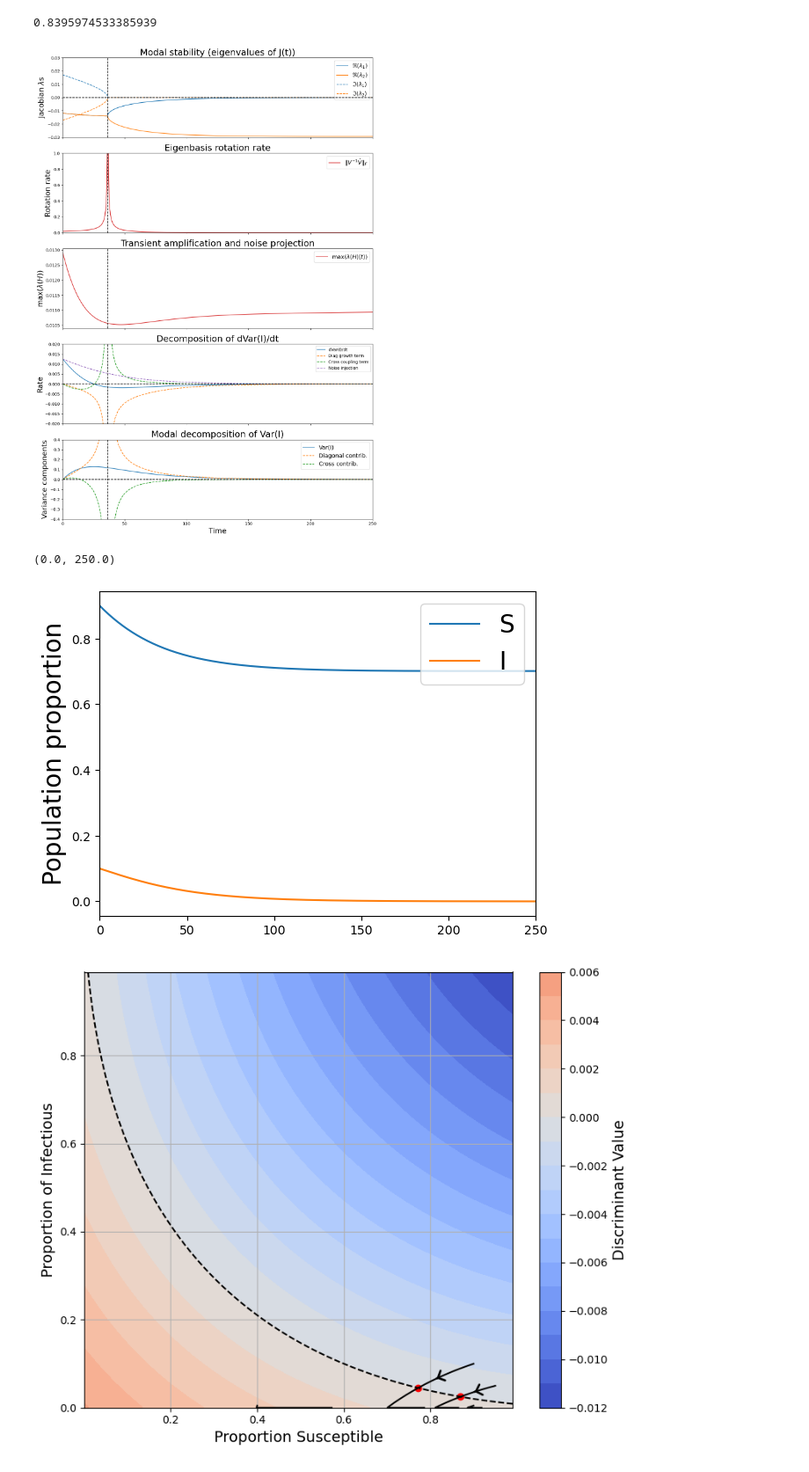
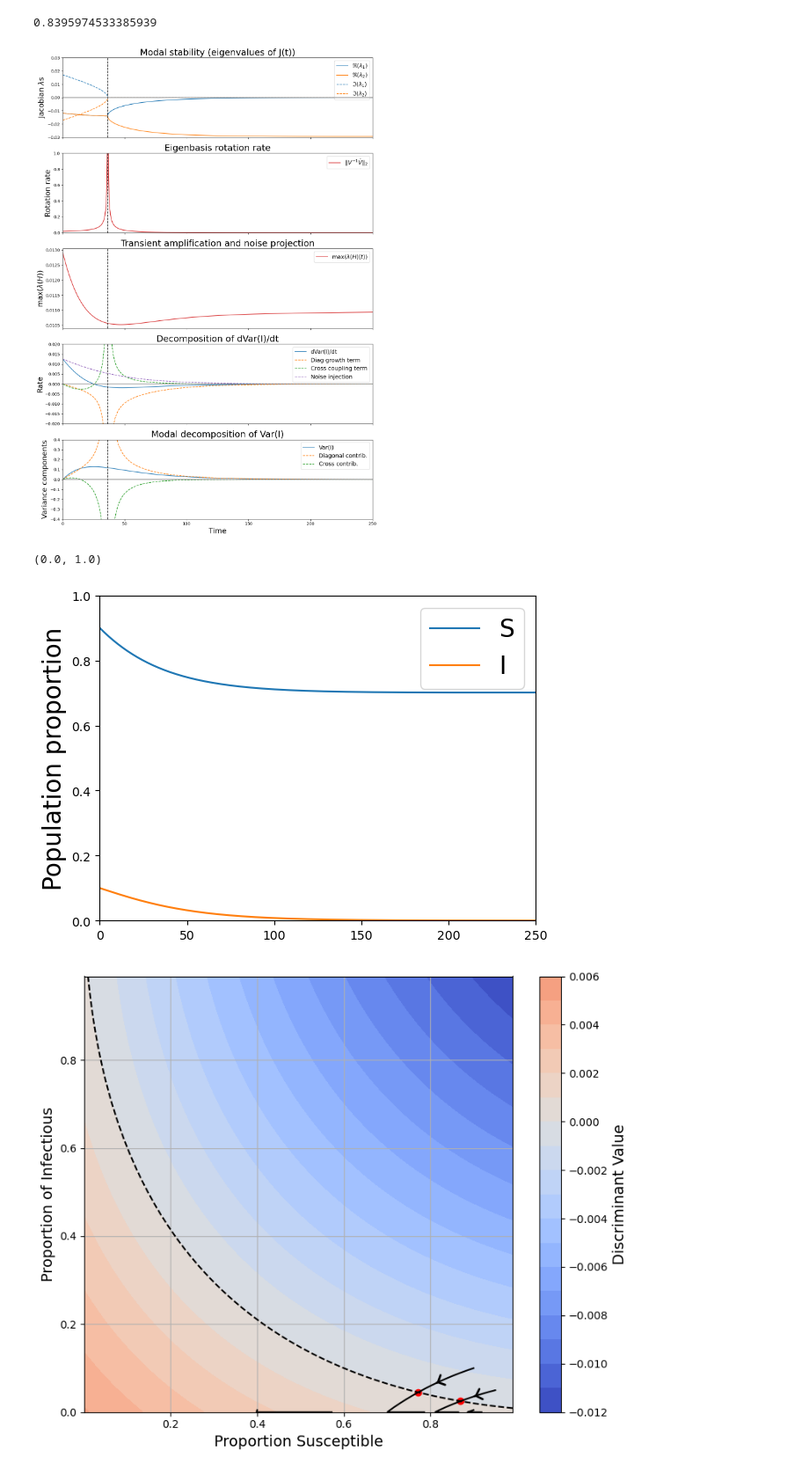
Before and after one commit to joshlooks/non-stationary-ews, a Jupyter notebook: trajectory_jacobian_sir.ipynb, the cells around one changed output. Shown at 88% size. Drawn from its saved outputs; the diff is of its cells as text; code cells hidden in the pictures.

```diff
--- a/trajectory_jacobian_sir.ipynb
+++ b/trajectory_jacobian_sir.ipynb
@@ -1168,8 +912,7 @@ noise_dot = np.array(noise_dot)
 # %%
-# === Plotting ===
 fig, axs = plt.subplots(5, 1, figsize=(12, 17), sharex=True)
 
-# (1) Modal eigenvalues of J(t)6
+# J(t)
 axs[0].plot(ts, eig_J_real[:,0], color='tab:blue', label=r'$\Re(\lambda_1)$')
 axs[0].plot(ts, eig_J_real[:,1], color='tab:orange', label=r'$\Re(\lambda_2)$')
 axs[0].plot(ts, eig_J_imag[:,0], '--', color='tab:blue', label=r'$\Im(\lambda_1)$')
@@ -1179,37 +922,30 @@ axs[0].set_title("Modal stability (eigenvalues of J(t))", fontsize=22)
 axs[0].legend(loc='upper right', fontsize=14)
 axs[0].set_ylim(-0.03,0.03)
 
-# # (6) Modal weights |g_i|
-# axs[1].plot(ts, np.abs(g_store[:,0]), label=r"$|g_1|$")
-# axs[1].plot(ts, np.abs(g_store[:,1]), label=r"$|g_2|$")
-# axs[1].set_ylabel(r"$|g_i|$", fontsize=18)
-# axs[1].set_title("Projection of I-direction onto modal basis", fontsize=22)
-# axs[1].legend(loc='center right',fontsize=14)
-# axs[1].set_ylim((0,0.65))
-
-# (5) Rotation rate ||V^{-1} dV/dt||_F
-axs[1].plot(ts, Arot_norm, color='tab:red', label=r"$\|V^{-1}\dot V\|_F$")
+# Rotation rate
+axs[1].plot(ts, Arot_norm, color='tab:red', label=r"$\|V^{-1}\dot V\|_2$")
 axs[1].set_ylabel("Rotation rate", fontsize=18)
 axs[1].set_title("Eigenbasis rotation rate", fontsize=22)
 axs[1].legend(fontsize=14)
 axs[1].set_ylim((0,1))
 
-# (2) Transient amplification and noise projection
+# H(t)
 axs[2].plot(ts, num_abscissa, color='tab:red', label=r'$\max(\lambda(H)(t))$')
 axs[2].set_ylabel(r'$\max(\lambda(H))$', fontsize=18)
 axs[2].set_title("Transient amplification and noise projection", fontsize=22)
 axs[2].legend(loc='upper right', fontsize=14)
 
+# dVar/dt
 axs[3].plot(ts, dVarI, label="dVar(I)/dt", color="tab:blue")
 axs[3].plot(ts, diag_dot, '--', label="Diag growth term", color="tab:orange")
 axs[3].plot(ts, cross_dot, '--', label="Cross coupling term", color="tab:green")
 axs[3].plot(ts, noise_dot, '--', label="Noise injection", color="tab:purple")
 axs[3].set_title("Decomposition of dVar(I)/dt", fontsize=22)
 axs[3].set_ylabel("Rate",fontsize=18)
-axs[3].legend()
+axs[3].legend(fontsize=14)
 axs[3].set_ylim(-0.02,0.02)
 
-# (4) Modal variance decomposition
+# Var(I)
 axs[4].plot(ts, VarI_modal, label="Var(I)", color='tab:blue')
 axs[4].plot(ts, diag_contrib, '--', label="Diagonal contrib.", color='tab:orange')
 axs[4].plot(ts, cross_contrib, '--', label="Cross contrib.", color='tab:green')
@@ -1219,30 +955,31 @@ axs[4].legend(fontsize=14)
 axs[4].set_ylim((-0.4,0.4))
 axs[4].set_xlabel("Time", fontsize=18)
 
+# Axes limits
 for idx in range(5):
     ax = axs[idx].twinx()
     ax.vlines(ts[362],0,1,linestyles='--',color='k')
     ax.set_ylim(0,1)
     ax.set_yticks([])
     if not (idx in [1,2]):
-        ax.hlines(0.5,0,250,'k','--')
+        ax.hlines(0.5,0,250,'grey')
     axs[idx].set_xlim(0,250)
 
 plt.tight_layout()
-# plt.savefig('red_highr0_modal_analysis.png', dpi=300)
 plt.show()
 # %% [output]
-[figure, old version]
+[figure, new version]
 # %%
 plt.plot(ts, S, label='S', color='tab:blue')
 plt.plot(ts, I, label='I', color='tab:orange')
 # plt.plot(ts, R, label='R', color='tab:green')
 plt.ylabel("Population proportion",fontsize=20)
 plt.legend(loc='upper right',fontsize=20)
 plt.xlim(0,250)
+plt.ylim(0,1)
 # %% [output]
-(0.0, 250.0)
+(0.0, 1.0)
-[figure, old version]
+[figure, new version]
 # %%
 params = {
     'beta': b1,  # transmission rate
```
Also changed, not shown: parts of 14 cells of this notebook, 6 other files.
